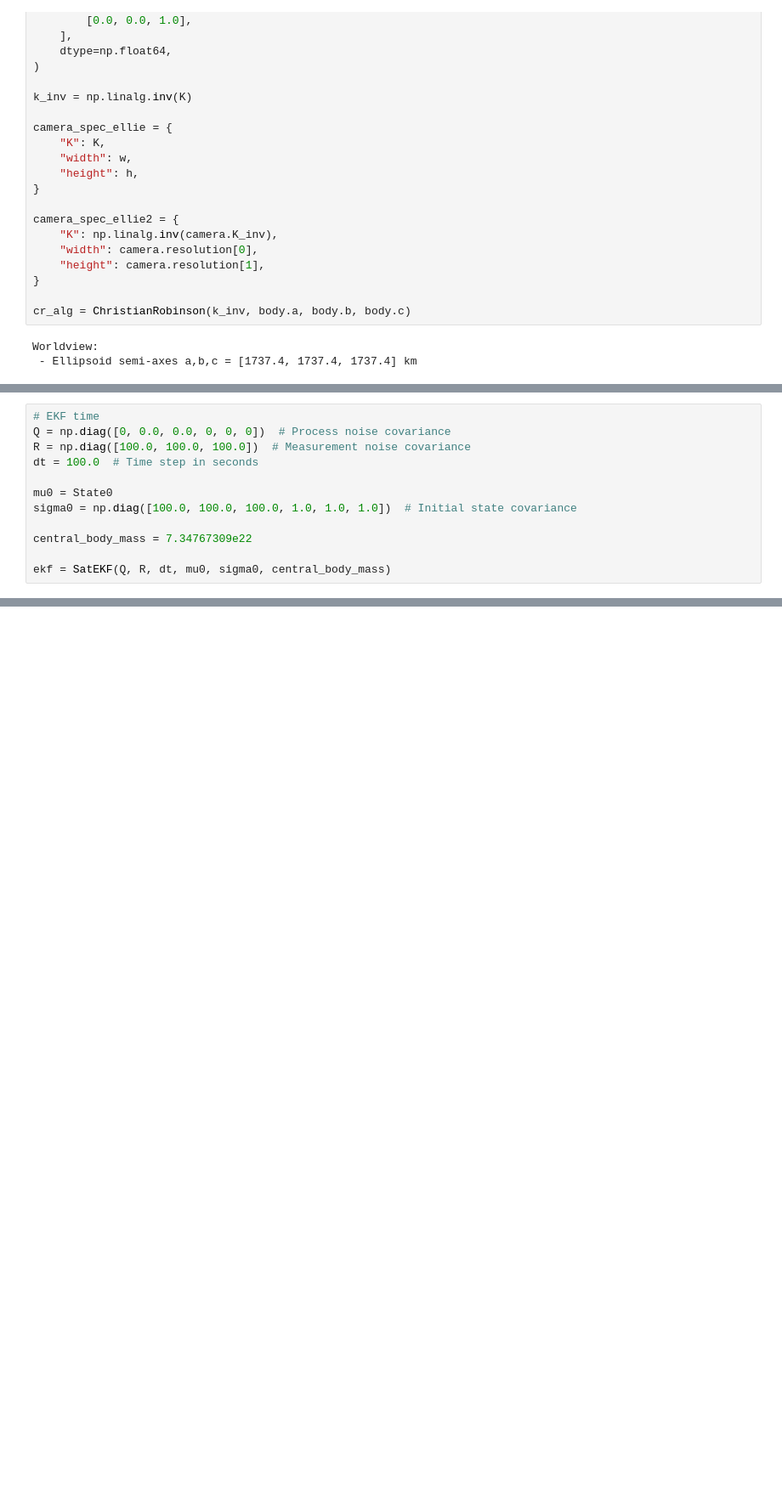
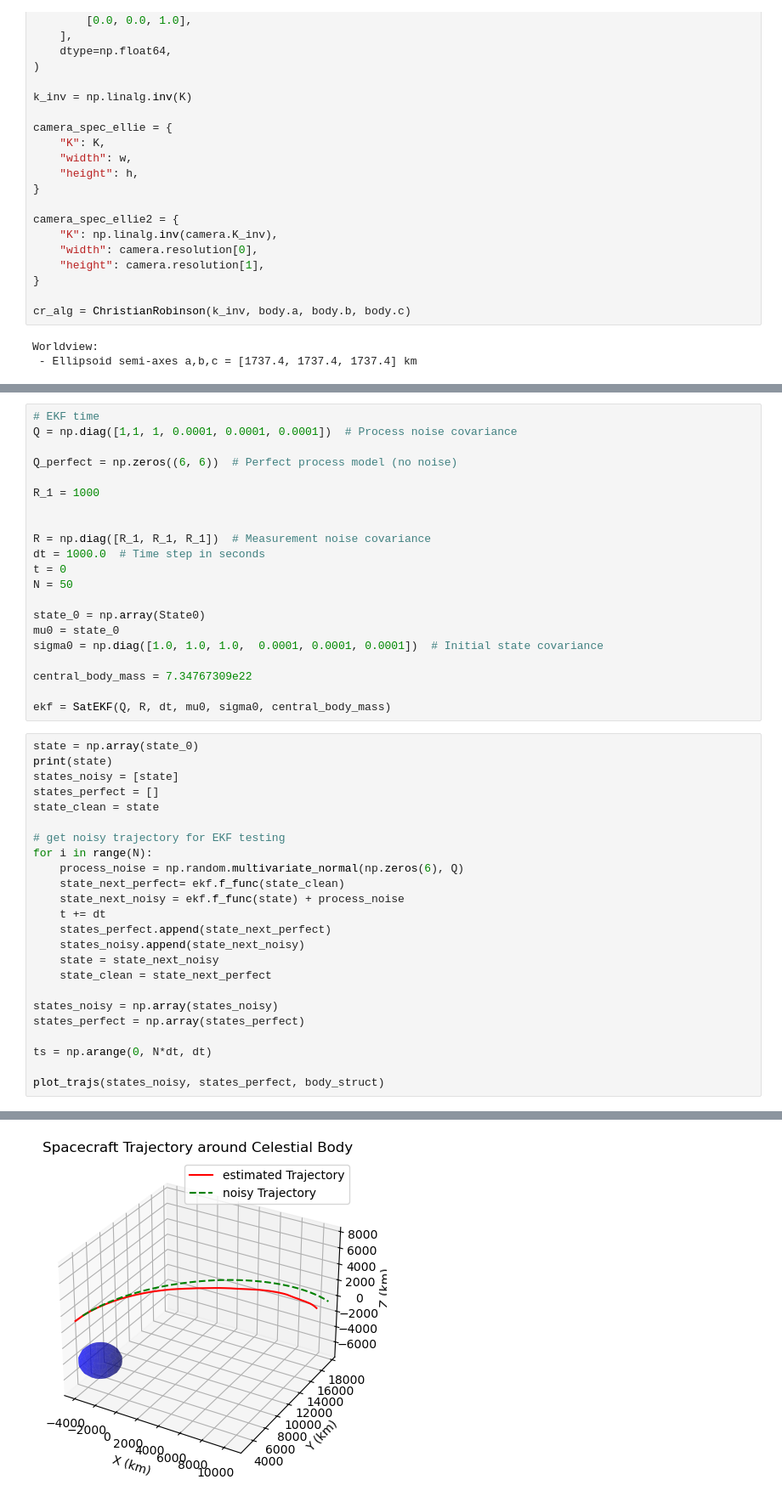
Before and after one commit to colin-skinner/horizon-op-nav, a Jupyter notebook: Measurments/InterfaceTester2.ipynb, the cells around one changed output, grey strips where cells are left out. Shown at 85% size. Cells and saved outputs as stored; diff of their text form; blank space fills up the shorter version.

```diff
--- a/Measurments/InterfaceTester2.ipynb
+++ b/Measurments/InterfaceTester2.ipynb
@@ -218,12 +205,46 @@ plot_est_dist_xyz_errors(
 # %%
 # EKF time
-Q = np.diag([0, 0.0, 0.0, 0, 0, 0])  # Process noise covariance
-R = np.diag([100.0, 100.0, 100.0])  # Measurement noise covariance
-dt = 100.0  # Time step in seconds
+Q = np.diag([1,1, 1, 0.0001, 0.0001, 0.0001])  # Process noise covariance
 
-mu0 = State0
-sigma0 = np.diag([100.0, 100.0, 100.0, 1.0, 1.0, 1.0])  # Initial state covariance
+Q_perfect = np.zeros((6, 6))  # Perfect process model (no noise)
+
+R_1 = 1000
+
+
+R = np.diag([R_1, R_1, R_1])  # Measurement noise covariance
+dt = 1000.0  # Time step in seconds
+t = 0
+N = 50
+
+state_0 = np.array(State0)
+mu0 = state_0
+sigma0 = np.diag([1.0, 1.0, 1.0,  0.0001, 0.0001, 0.0001])  # Initial state covariance
 
 central_body_mass = 7.34767309e22
 
 ekf = SatEKF(Q, R, dt, mu0, sigma0, central_body_mass)
+# %%
+state = np.array(state_0)
+print(state)
+states_noisy = [state]
+states_perfect = []
+state_clean = state
+
+# get noisy trajectory for EKF testing
+for i in range(N):
+    process_noise = np.random.multivariate_normal(np.zeros(6), Q)
+    state_next_perfect= ekf.f_func(state_clean)
+    state_next_noisy = ekf.f_func(state) + process_noise
+    t += dt
+    states_perfect.append(state_next_perfect)
+    states_noisy.append(state_next_noisy)
+    state = state_next_noisy
+    state_clean = state_next_perfect
+
+states_noisy = np.array(states_noisy)
+states_perfect = np.array(states_perfect)
+
+ts = np.arange(0, N*dt, dt)
+
+plot_trajs(states_noisy, states_perfect, body_struct)
+# %% [output]
@@ -229,0 +252 @@ ekf = SatEKF(Q, R, dt, mu0, sigma0, central_body_mass)
+[figure, added]
```
Also changed, not shown: parts of 14 cells of this notebook, 3 other files.
